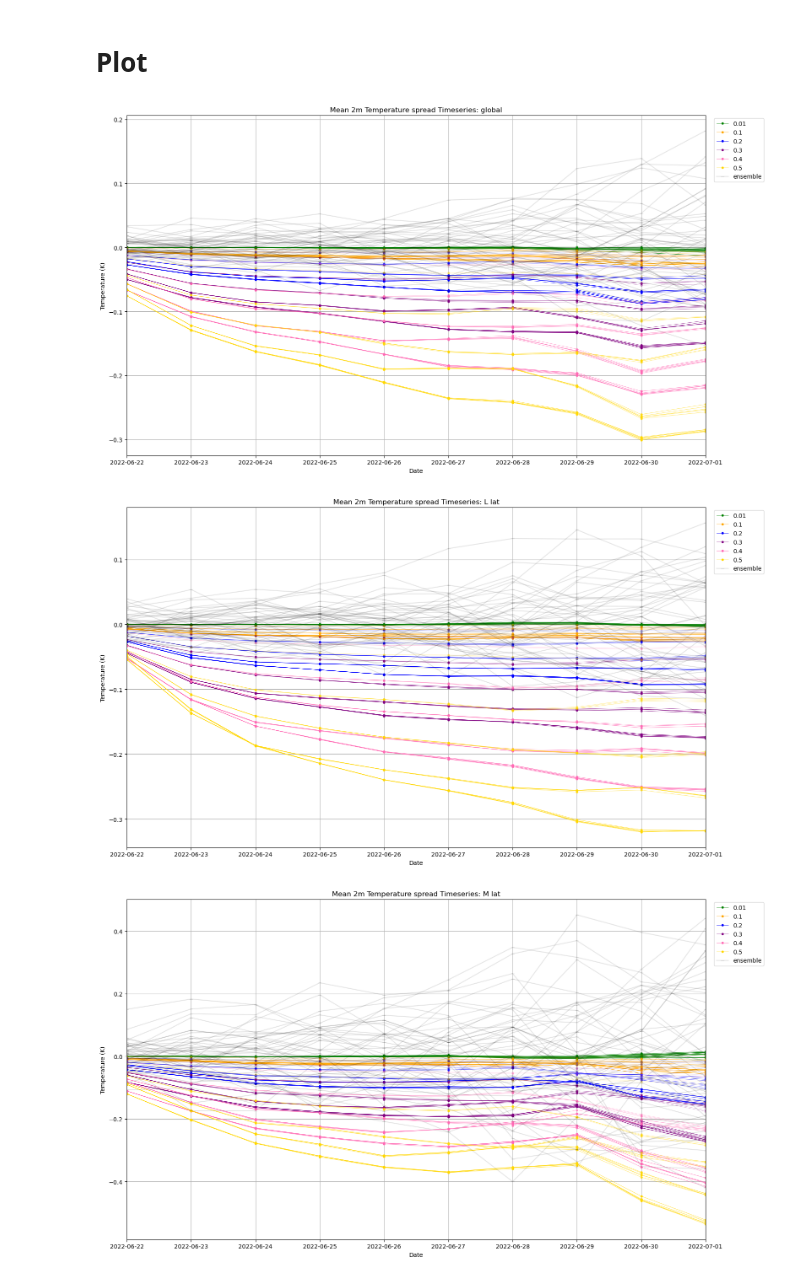
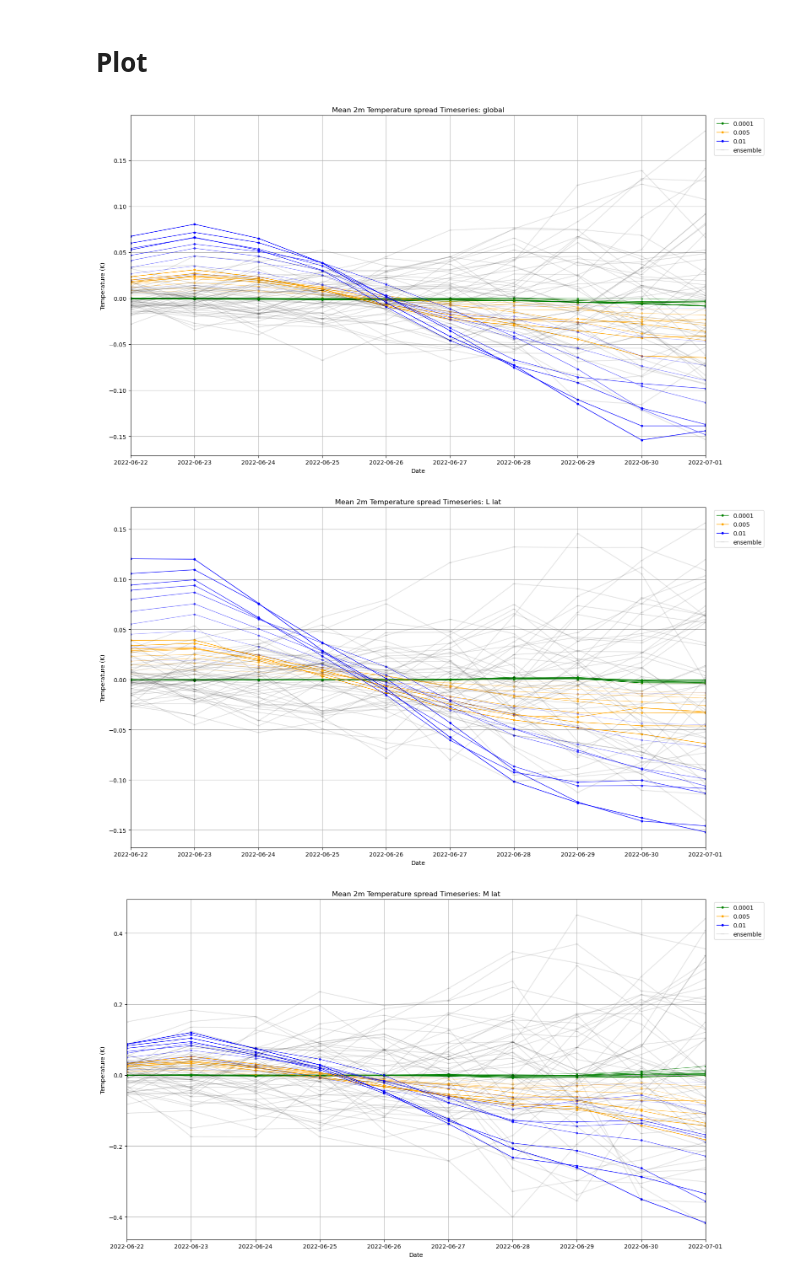
Before and after one commit to HisKim1/his_graphcast, a Jupyter notebook: spread/GC_area_spread_intensity.ipynb, the cells around one changed output. Saved outputs shown, nothing was run; the diff lists cells and outputs as text; code cells hidden in the pictures.

```diff
--- a/spread/GC_area_spread_intensity.ipynb
+++ b/spread/GC_area_spread_intensity.ipynb
@@ -72,13 +72,13 @@ colors_list = [
     '#20B2AA', # 라이트시그린
 ]
 
-scale_list = [0.01, 0.1, 0.2, 0.3, 0.4, 0.5]
+scale_list = [0.0001, 0.005, 0.01, 0.03, 0.05]
 # %% [markdown]
 # Data Loading
 # %%
 #@ Loading
 
-with open(f"/data/GC_output/analysis/shuffle/sparse_GC_t2m_Globraw.pkl", "rb") as f:
+with open(f"/data/GC_output/analysis/proportional/GC_t2m_Globraw.pkl", "rb") as f:
     t2m_perturb = pickle.load(f)
 
 t2m_control = preprocess_GC(xr.open_dataset("/data/GC_output/2021-06-21/GC_output_10.nc"))
@@ -254,54 +245,54 @@ for region in ["global", "L lat", "M lat", "H lat", "S Korea"]:
         scale = float(name.split("_")[0])
         num_values = int(name.split("_")[1])
         ens = int(name.split("_")[2][0])
-        alpha = num_values/ 9
-        # if float(std) > 0.5:
-        #     continue
-        if num_values == 9 and legend_shown==False:
+        alpha = num_values/ 50
+        if scale >= 0.03:
+            continue
+        if num_values==50 and legend_shown==False:
             plt.plot(date,
                      data[region]["2m_temperature"],
-                     color=mcolors.to_rgba(colors_list[scale_list.index(scale)], alpha),
+                     color=mcolors.to_rgba(colors_list[scale_list.index(scale)]),
                      label=f"{scale}",
                      marker='o',
                      markersize=3,
-                     linewidth=0.5) # {std}-{percent}%
+                     linewidth=1, alpha = alpha) # {std}-{percent}%
             legend_shown=True
         else:
             plt.plot(date,
                      data[region]["2m_temperature"],
-                     color=mcolors.to_rgba(colors_list[scale_list.index(scale)], alpha),
+                     color=mcolors.to_rgba(colors_list[scale_list.index(scale)]),
                      marker='o',
                      markersize=3,
-                     linewidth=0.5)
+                     linewidth=1, alpha = alpha)
 
-        if ens == 4:
+        if ens == 0:
             legend_shown=False
         else:
             legend_shown=True
 
     legend_shown=False
     for i in range(nwp_dataset.sizes["ensemble"]):
         if not legend_shown:
             plt.plot(date,
                      nwp_dataset.isel(ensemble=i).squeeze()[region],
-                     color=(0.00001, 0.00001, 0.00001),
+                     color=(0.000001, 0.000001, 0.000001),
                      label="ensemble",
                      marker='_',
                      alpha=.1)
             legend_shown=True
         plt.plot(date,
                  nwp_dataset.isel(ensemble=i).squeeze()[region],
-                 color=(0.00001, 0.00001, 0.00001),
+                 color=(0.000001, 0.000001, 0.000001),
                  marker='_',
                  alpha=.1)
     plt.legend(bbox_to_anchor=(1.01, 1), loc='upper left')
     plt.grid(True)
     # plt.ylim(-0.01, 0.35)
     plt.subplots_adjust(right=0.85)
     plt.tight_layout()
-    plt.show()
-    # plt.savefig(f"sparse_shuffle_{target_var}_spread_{region}.png")
+    # plt.show()
+    plt.savefig(f"proportional_{target_var}_spread_{region}.png")
 # %% [output]
-[figure, old version]
+[figure, new version]
-[figure, old version]
+[figure, new version]
-[figure, old version]
+[figure, new version]
```
Also changed, not shown: parts of 5 cells of this notebook, 8 other files.
